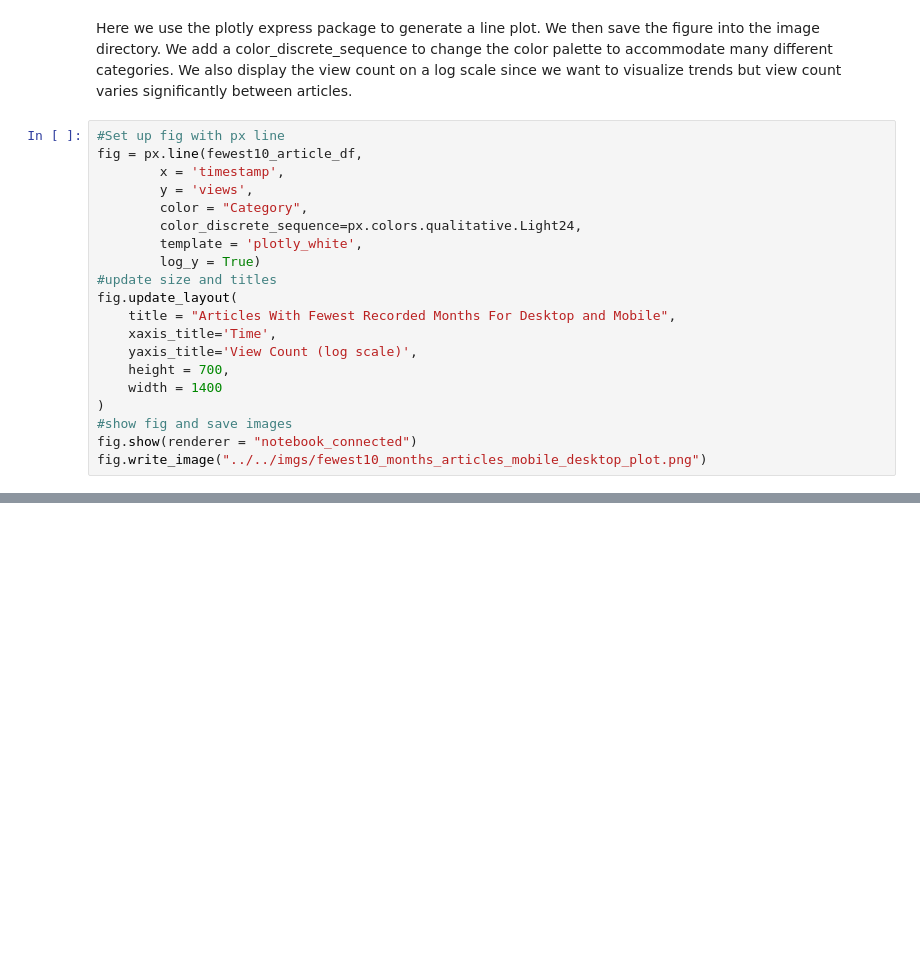
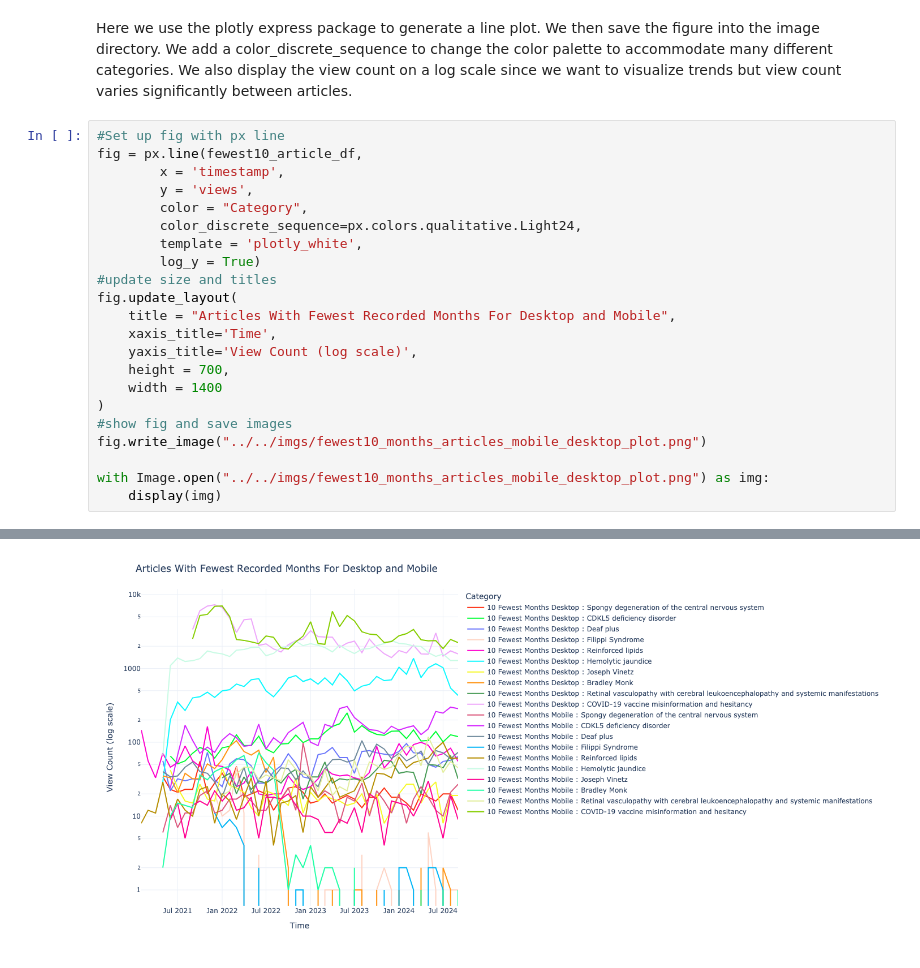
Before and after one commit to SSGurajala/DATA512, a Jupyter notebook: data-512-homework_1/libs/notebooks/data_analysis.ipynb, the cells around one changed output, grey strips where cells are left out. Drawn from its saved outputs; the diff is of its cells as text; blank space fills up the shorter version.

```diff
--- a/data-512-homework_1/libs/notebooks/data_analysis.ipynb
+++ b/data-512-homework_1/libs/notebooks/data_analysis.ipynb
@@ -271,6 +279,8 @@ fig.update_layout(
     width = 1400
 )
 #show fig and save images
-fig.show(renderer = "notebook_connected")
 fig.write_image("../../imgs/fewest10_months_articles_mobile_desktop_plot.png")
+
+with Image.open("../../imgs/fewest10_months_articles_mobile_desktop_plot.png") as img:
+    display(img)
 # %% [output]
@@ -277,0 +287 @@ fig.write_image("../../imgs/fewest10_months_articles_mobile_desktop_plot.png")
+[figure, added]
```
Also changed, not shown: parts of 4 cells of this notebook.
